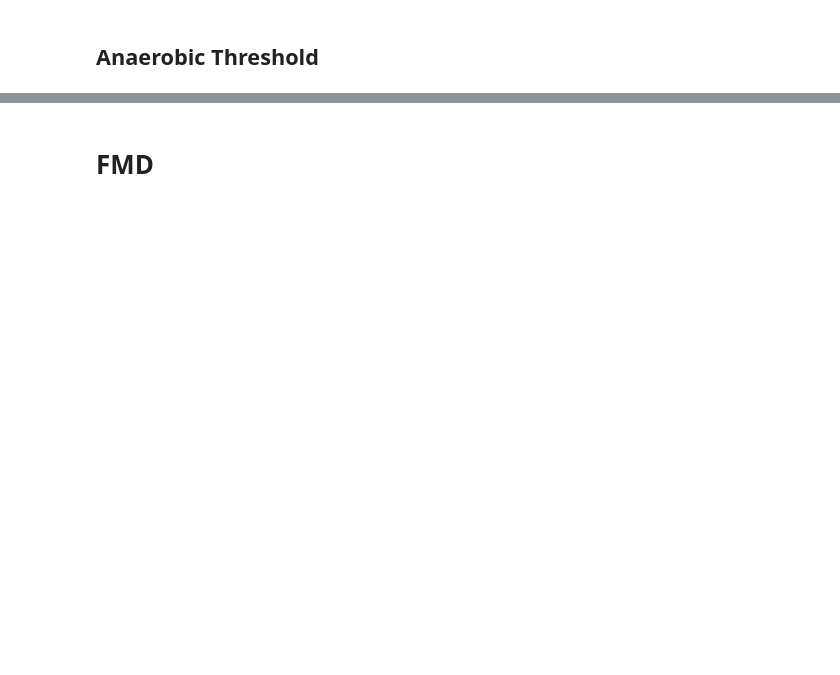
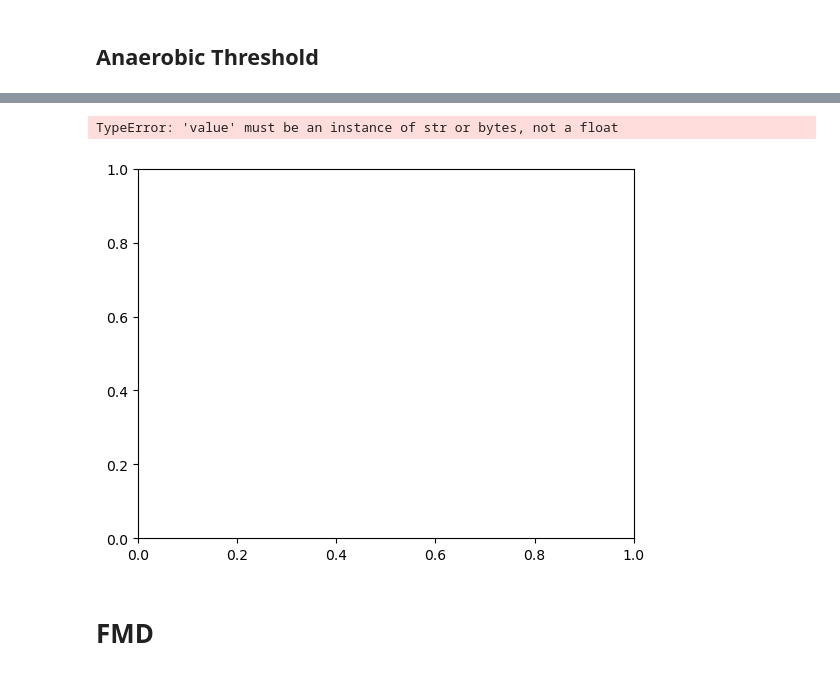
Before and after one commit to orthopedics20/longcovid, a Jupyter notebook: hrv_and_cpet.ipynb, the cells around one changed output, grey strips where cells are left out. Cells and saved outputs as stored; diff of their text form; code cells hidden in the pictures; blank space fills up the shorter version.

```diff
--- a/hrv_and_cpet.ipynb
+++ b/hrv_and_cpet.ipynb
@@ -82,8 +53,18 @@ print(df_cpet.head())
 ## Anaerobic Threshold
 # %%
 
+# Import CPET data for anaerobic threshold analysis
+df_cpet = pd.read_csv("PCS16_V2_CPET.csv", header=0)
+
+# Remove any spaces in the names of the columns
+df_cpet.columns = df_cpet.columns.str.replace(' ', '')
+
+# Display the first few rows
+print(df_cpet.head())
+
+
 # Assuming df_cpet has columns: 'VO2', 'VCO2', 'VE', 'VE/VO2', 'VE/VCO2'
-# Let's calculate the first derivative of VE/VO2 and VE/VCO2 to find the inflection points.
+# calculate the first derivative of VE/VO2 and VE/VCO2 to find the inflection points.
 
 # Calculate the derivative of VE/VO2 and VE/VCO2
 df_cpet['dVE_VO2'] = np.gradient(df_cpet['VE/VO2'])
@@ -102,3 +99,14 @@ Anaerobic Threshold (VO2): 0.498773426
+# %%
+import matplotlib.pyplot as plt
+plt.plot(df_cpet['VO2'], df_cpet['VE/VO2'], label='VE/VO2')
+plt.plot(df_cpet['VO2'], df_cpet['dVE_VO2'], label='d(VE/VO2)/dt')
+plt.axvline(x=at_VO2, color='r', linestyle='--', label='Detected AT')
+plt.legend()
+plt.xlabel('VO2')
+plt.show()
+# %% [output]
+TypeError: 'value' must be an instance of str or bytes, not a float
+[figure, added]
 # %% [markdown]
 # FMD
 # %%
```
Also changed, not shown: parts of 5 cells of this notebook, 18 other files.
